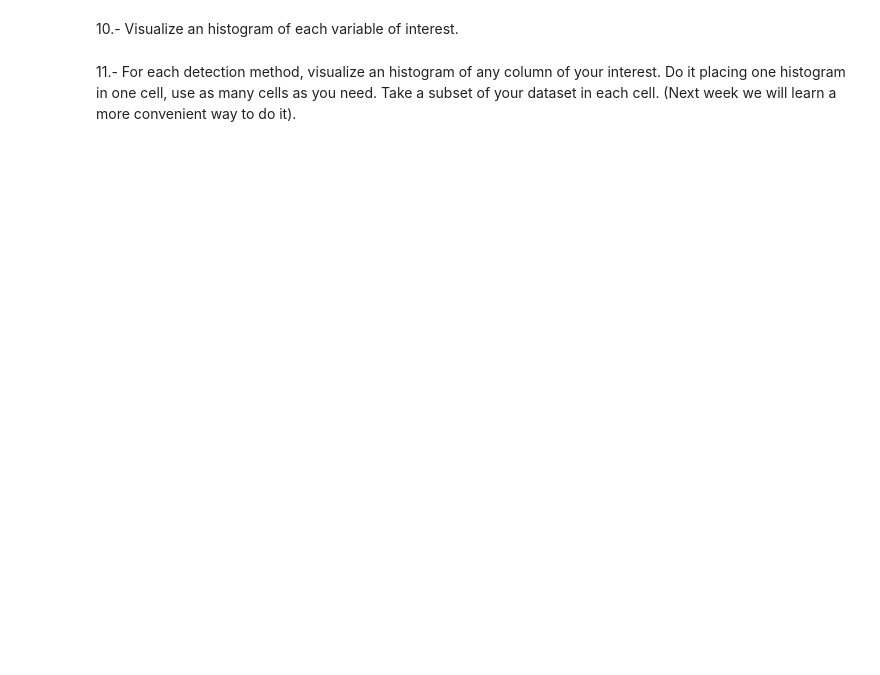
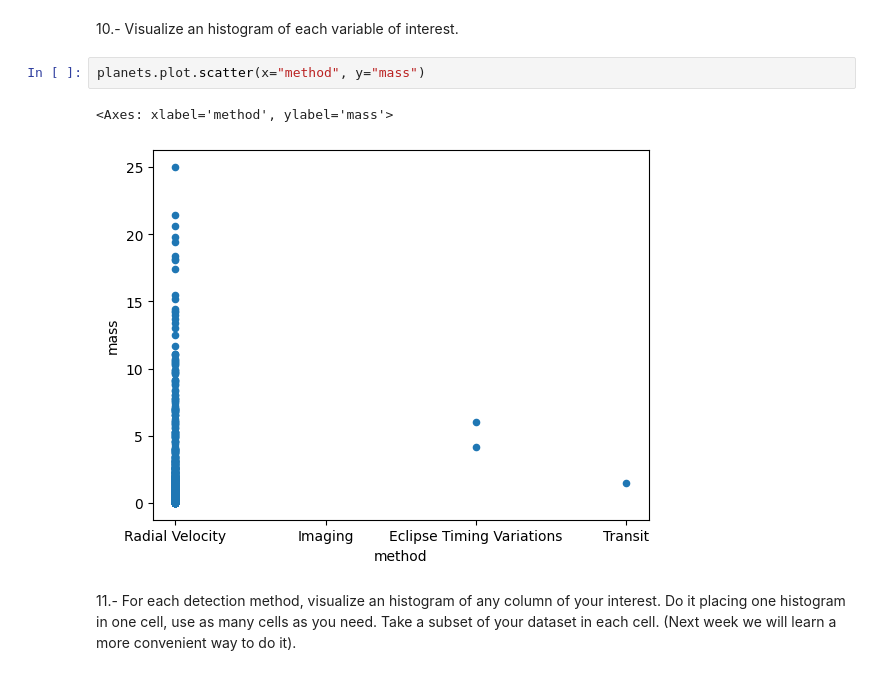
Before and after one commit to RoberToaza/AI-on-autonomous-control-systems, a Jupyter notebook: pandas/Pandas.ipynb, the cells around one changed output. Cells and saved outputs as stored; diff of their text form; blank space fills up the shorter version.

```diff
--- a/pandas/Pandas.ipynb
+++ b/pandas/Pandas.ipynb
@@ -688,4 +969,9 @@ planets = sns.load_dataset('planets')
 # %% [markdown]
 10.- Visualize an histogram of each variable of interest.
+# %%
+planets.plot.scatter(x="method", y="mass")
+# %% [output]
+<Axes: xlabel='method', ylabel='mass'>
+[figure, added]
 # %% [markdown]
 11.- For each detection method, visualize an histogram of any column of your interest. Do it placing one histogram in one cell, use as many cells as you need. Take a subset of your dataset in each cell. (Next week we will learn a more convenient way to do it).
```
Also changed, not shown: parts of 27 cells of this notebook.
